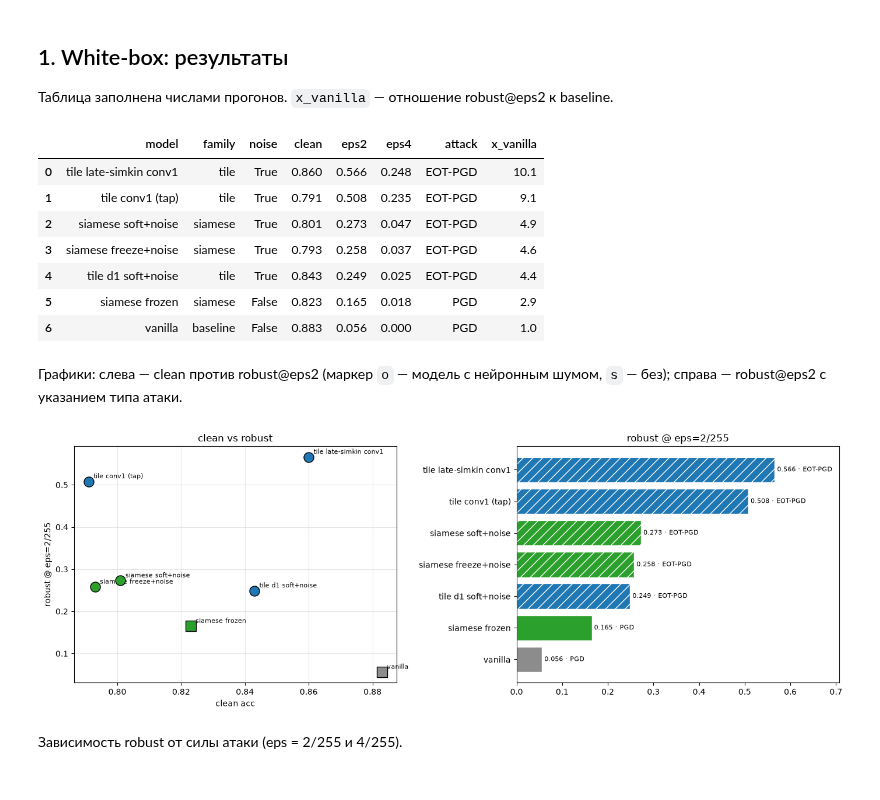
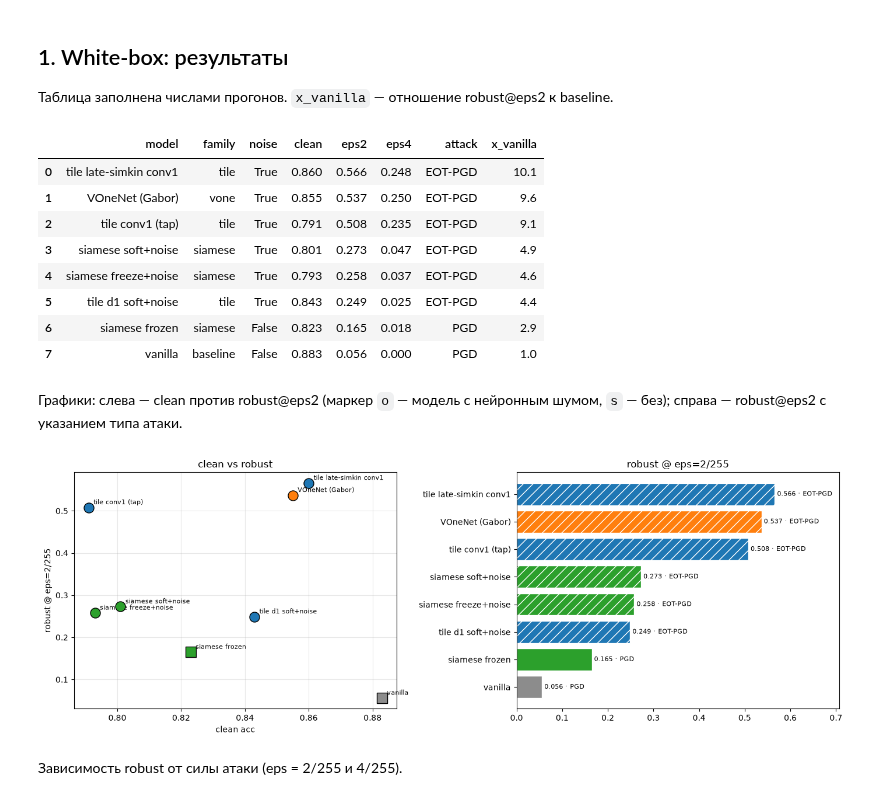
Before and after one commit to tarakanov517/CV_JND_based_approach, a Jupyter notebook: notebooks/compare_experiments.ipynb, the cells around one changed output. Drawn from its saved outputs; the diff is of its cells as text; code cells hidden in the pictures.

```diff
--- a/notebooks/compare_experiments.ipynb
+++ b/notebooks/compare_experiments.ipynb
@@ -44,6 +44,7 @@ final = [
     dict(model='siamese soft+noise',   family='siamese',  noise=True,  clean=0.801, eps2=0.273, eps4=0.047, attack='EOT-PGD'),
     dict(model='tile conv1 (tap)',       family='tile',     noise=True,  clean=0.791, eps2=0.508, eps4=0.235, attack='EOT-PGD'),
     dict(model='tile late-simkin conv1', family='tile',     noise=True,  clean=0.860, eps2=0.566, eps4=0.248, attack='EOT-PGD'),
+    dict(model='VOneNet (Gabor)',        family='vone',     noise=True,  clean=0.855, eps2=0.537, eps4=0.250, attack='EOT-PGD'),
 ]
 fdf = pd.DataFrame(final)
 fdf['x_vanilla'] = (fdf.eps2 / fdf.loc[fdf.model == 'vanilla', 'eps2'].values[0]).round(1)
@@ -51,36 +52,37 @@ fdf.sort_values('eps2', ascending=False).reset_index(drop=True)
 # %% [output]
 |  | model | family | noise | clean | eps2 | eps4 | attack | x_vanilla |
 | 0 | tile late-simkin conv1 | tile | True | 0.860 | 0.566 | 0.248 | EOT-PGD | 10.1 |
-| 1 | tile conv1 (tap) | tile | True | 0.791 | 0.508 | 0.235 | EOT-PGD | 9.1 |
-| 2 | siamese soft+noise | siamese | True | 0.801 | 0.273 | 0.047 | EOT-PGD | 4.9 |
-| 3 | siamese freeze+noise | siamese | True | 0.793 | 0.258 | 0.037 | EOT-PGD | 4.6 |
-| 4 | tile d1 soft+noise | tile | True | 0.843 | 0.249 | 0.025 | EOT-PGD | 4.4 |
-| 5 | siamese frozen | siamese | False | 0.823 | 0.165 | 0.018 | PGD | 2.9 |
-| 6 | vanilla | baseline | False | 0.883 | 0.056 | 0.000 | PGD | 1.0 |
+| 1 | VOneNet (Gabor) | vone | True | 0.855 | 0.537 | 0.250 | EOT-PGD | 9.6 |
+| 2 | tile conv1 (tap) | tile | True | 0.791 | 0.508 | 0.235 | EOT-PGD | 9.1 |
+| 3 | siamese soft+noise | siamese | True | 0.801 | 0.273 | 0.047 | EOT-PGD | 4.9 |
+| 4 | siamese freeze+noise | siamese | True | 0.793 | 0.258 | 0.037 | EOT-PGD | 4.6 |
+| 5 | tile d1 soft+noise | tile | True | 0.843 | 0.249 | 0.025 | EOT-PGD | 4.4 |
+| 6 | siamese frozen | siamese | False | 0.823 | 0.165 | 0.018 | PGD | 2.9 |
+| 7 | vanilla | baseline | False | 0.883 | 0.056 | 0.000 | PGD | 1.0 |
 # %% [markdown]
 Графики: слева — clean против robust@eps2 (маркер `o` — модель с нейронным шумом,
 `s` — без); справа — robust@eps2 с указанием типа атаки.
 # %%
-fam_colors = {'baseline': '#8c8c8c', 'siamese': '#2ca02c', 'tile': '#1f77b4'}
+fam_colors = {'baseline': '#8c8c8c', 'siamese': '#2ca02c', 'tile': '#1f77b4', 'vone': '#ff7f0e'}
 fig, ax = plt.subplots(1, 2, figsize=(14, 5))
 
 for _, r in fdf.iterrows():
     ax[0].scatter(r.clean, r.eps2, s=150, color=fam_colors[r.family],
                   marker=('o' if r.noise else 's'), edgecolor='k', zorder=3)
     ax[0].annotate(r.model, (r.clean, r.eps2), fontsize=8,
                    xytext=(6, 4), textcoords='offset points')
 ax[0].set_xlabel('clean acc'); ax[0].set_ylabel('robust @ eps=2/255')
 ax[0].set_title('clean vs robust'); ax[0].grid(alpha=.3)
 
 d = fdf.sort_values('eps2')
 ax[1].barh(d.model, d.eps2, color=[fam_colors[f] for f in d.family],
            hatch=['//' if n else '' for n in d.noise], edgecolor='white')
 for i, (v, a) in enumerate(zip(d.eps2, d.attack)):
     ax[1].text(v + 0.005, i, f'{v:.3f} · {a}', va='center', fontsize=8)
 ax[1].set_title('robust @ eps=2/255'); ax[1].set_xlim(0, d.eps2.max() * 1.25)
 plt.tight_layout(); plt.show()
 # %% [output]
-[figure, old version]
+[figure, new version]
 # %% [markdown]
 Зависимость robust от силы атаки (eps = 2/255 и 4/255).
 # %%
```
Also changed, not shown: parts of 7 cells of this notebook, 6 other files.
